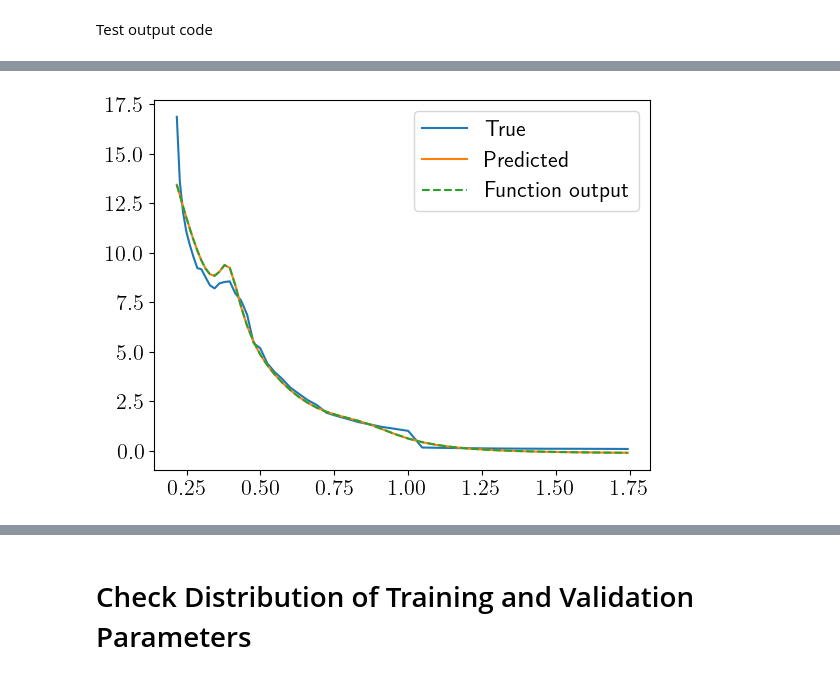
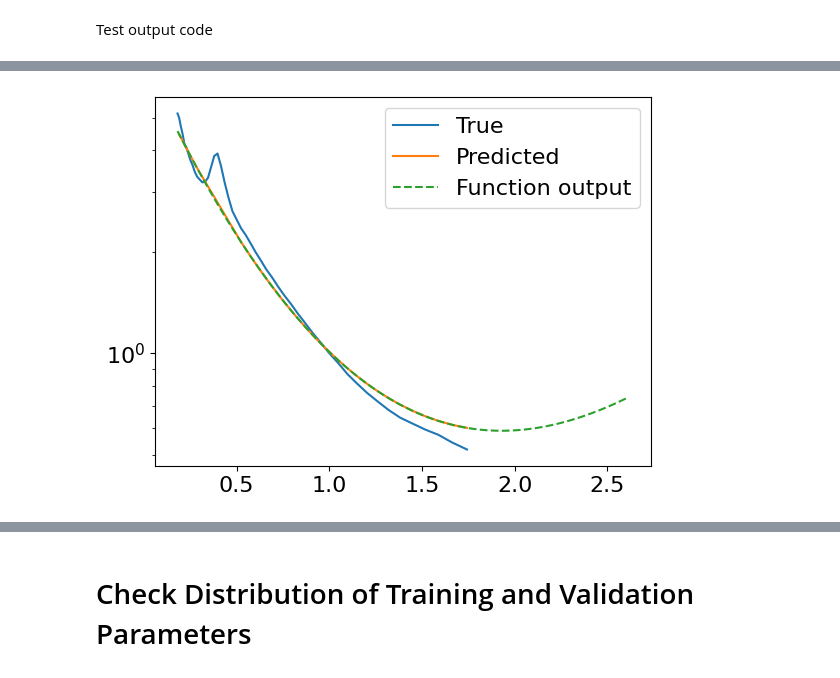
Before and after one commit to maho3/iob-attenuation, a Jupyter notebook: symbolic_regression/Results.ipynb, the cells around one changed output, grey strips where cells are left out. Saved outputs shown, nothing was run; the diff lists cells and outputs as text; code cells hidden in the pictures.

```diff
--- a/symbolic_regression/Results.ipynb
+++ b/symbolic_regression/Results.ipynb
@@ -132,22 +143,28 @@ Using 736 galaxies with Av all.
 Test output code
 # %%
 name = 'train'
-ini_file = 'conf/iob_6.ini'; ilen = 32
+# ini_file = 'conf/iob_6.ini'; ilen = 32
+# ini_file = 'conf/iob_29.ini'; ilen = 15
+# ini_file = 'conf/iob_30.ini'; ilen = 14
 
-all_data = pd.read_csv('../data/gal_los_iobcomp_attcurve_galprop.dat', sep='\t')
-matches = pd.read_csv(f'../symbolic_regression/data/iob_data_10/iob_{name}_galaxy_ids_los.txt', sep='\t',)
-matches.rename(columns={"# galaxy_id": "galaxy_id"}, inplace=True)
-data_train = all_data.merge(matches, on=['galaxy_id', 'los'], how='inner')
-fit_data = pd.read_csv("../data/galaxy_optimization_results.csv")
-fit_data.rename(columns={"gal_id": "galaxy_id"}, inplace=True)
-data_train = data_train.merge(fit_data, on=['galaxy_id', 'los'], how='inner')
+args = OperonArgs(ini_file)
+
+fname = args.selection.train_file if name == 'train' else args.selection.val_file
+data_train = pd.read_csv(fname)
+iob_cols = sorted([col for col in data_train.columns if re.match(r'IOB\d+', col)])
+lam_cols = [col for col in data_train.columns if re.match(r'A_\d+', col)]
+ytrue = data_train[lam_cols].values
+A_v_col = f'A_{int(args.lambda_V*1e4)}A'
+A_v = data_train[A_v_col].values
+lam = np.array([int(re.search(r'_(\d+)', col).group(1)) / 1e4 for col in lam_cols])
+x = lam / args.lambda_V
 
 # Get AV
-attenuation_cols = [col for col in all_data.columns if re.match(r'A_\d+A', col)]
+attenuation_cols = [col for col in data_train.columns if re.match(r'A_\d+A', col)]
 lam_arr = np.array([int(re.search(r'_(\d+)A', col).group(1)) / 1e4 for col in attenuation_cols])
 v_index = processing_fun.find_nearest(lam_arr,0.551)
 
-# Get operon data
+# Get operon data for prediction
 args = OperonArgs(ini_file)
 run_name = f'{args.in_param}_{str(args.version_num)}'
 out_dir = pjoin(args.fit_dir, run_name)
@@ -160,34 +177,39 @@ else:
 length = list(df['Length'])[eq_idx]
 fname = f'{out_dir}/{run_name}_{name}_{length}.csv'
 data = np.loadtxt(fname)
-ytrue = data[:,args.npar+1]
 ypred = data[:,args.npar+2]
-if args.fit_log:
-    ypred = 10. ** ypred
-    ytrue = 10. ** ytrue
-fname = pjoin(args.data_dir, f'{args.in_param}_data_{args.version_num}', f'{args.in_param}_train_data.txt')
+dirname = pjoin(args.out_data_dir, f'{args.in_param}_data_{args.version_num}')
+fname = pjoin(dirname, f'{args.in_param}_train_data.txt')
 with open(fname, 'r') as f:
     header = f.readline().split()
-lam = np.unique(np.loadtxt(fname, skiprows=1)[:,header.index('lam')])
-ypred = ypred.reshape(-1, len(lam))
-ytrue = ytrue.reshape(-1, len(lam))
+x_sub = np.unique(np.loadtxt(fname, skiprows=1)[:,header.index('lam')])
+ypred = ypred.reshape(-1, len(x_sub))
 
-for i in [4]:
-    gal_id = matches['galaxy_id'].values[i]
-    los = matches['los'].values[i]
-    row = data_train[(data_train['galaxy_id'] == gal_id) & (data_train['los'] == los)]
-    iob_cols = sorted([col for col in row.columns if re.match(r'IOB\d+', col)])
-    IOB = row[iob_cols].values[0]
+importlib.reload(sr_fun)
+xplot = np.linspace(np.min(x), 1.5*np.max(x), 100)
+
+for i in [10]:
+    print(f'Galaxy ID: {data_train["galaxy_id"].values[i]}, LOS: {data_train["los"].values[i]}')
+    IOB = data_train[iob_cols].values[i]
+    print(f"IOB values: {IOB}")
     B = sr_fun.compute_initial_B(IOB)
-    new_pred = sr_fun.compute_Av(lam, *B)
+    print(f'Computed B parameters: {B}')
+    if np.isscalar(B):
+        B = (B,)
+    new_pred = sr_fun.compute_Av(xplot, *B)
+    # new_pred = compute_Av(xplot, *B)
+    if args.fit_log:
+        new_pred = 10. ** new_pred
 
-    plt.plot(lam, ytrue[i], label='True')
-    plt.plot(lam, ypred[i], label='Predicted')
-    plt.plot(lam, new_pred, label='Function output', ls='--')
+    plt.plot(x, ytrue[i] / A_v[i], label='True')
+    plt.plot(x_sub, ypred[i], label='Predicted')
+    plt.plot(xplot, new_pred, label='Function output', ls='--')
     plt.legend()
 
-    print(np.sqrt(np.mean((new_pred - ypred[i])**2)))
-    print(np.sqrt(np.mean((ypred[i] - ytrue[i])**2)))
+#     print(np.sqrt(np.mean((new_pred - ypred[i])**2)))
+#     print(np.sqrt(np.mean((ypred[i] - ytrue[i])**2)))
+
+plt.yscale('log')
 
 # A_err_op = [None] * getattr(args, f'n{name}')
 # df_F_op = [None] * getattr(args, f'n{name}')
@@ -201,4 +223,12 @@ for i in [4]:
 # v_index = processing_fun.find_nearest(lam_arr,0.551)
 # Av_name = attenuation_cols[v_index]
 # Av = data_train[Av_name].values
+
+IOB = data_train[iob_cols].values
+print(IOB.shape)
+B = sr_fun.compute_initial_B(IOB.T)
+print(np.argmax(B))
+plt.figure()
+plt.hist(B, bins=30)
+print(np.min(B), np.max(B), np.mean(B))
 # %% [output]
@@ -208 +249 @@ Reading from configuration file: conf/iob_6.ini
-[figure, old version]
+[figure, new version]
```
Also changed, not shown: parts of 13 cells of this notebook, 22 other files.
